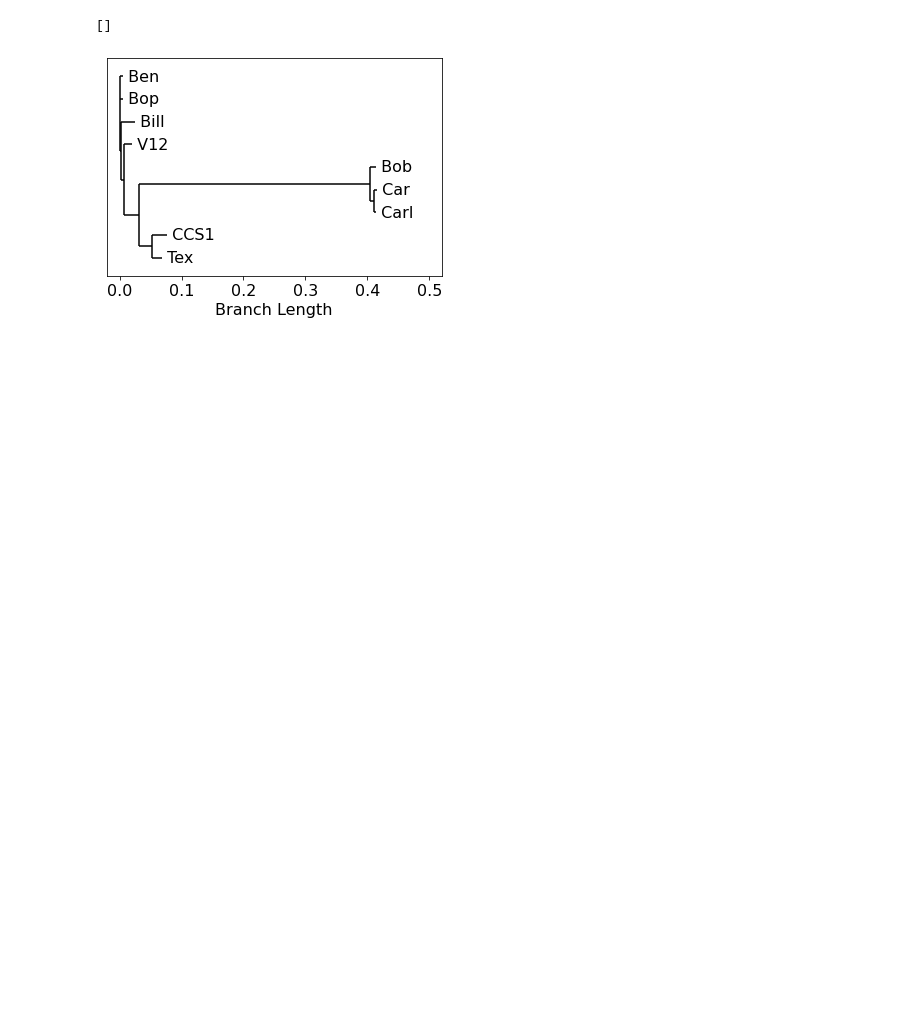
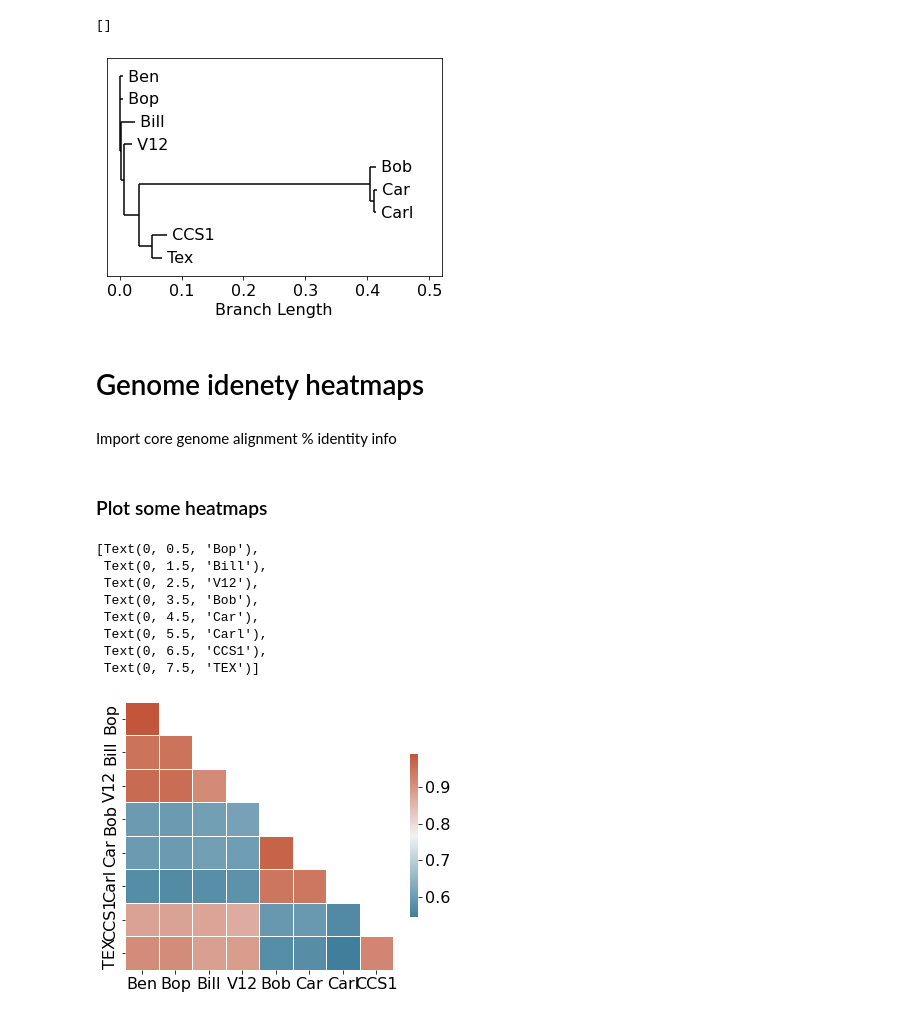
Before and after one commit to swandro/phage_cocktails, a Jupyter notebook: comarative_genomics/comp_genomics.ipynb, the cells around one changed output. Drawn from its saved outputs; the diff is of its cells as text; code cells hidden in the pictures; blank space fills up the shorter version.

```diff
--- a/comarative_genomics/comp_genomics.ipynb
+++ b/comarative_genomics/comp_genomics.ipynb
@@ -524,3 +281,7 @@ ax.set_yticks([])
 # %% [output]
 []
 [figure]
+# %% [markdown]
+# Genome idenety heatmaps
+# %% [markdown]
+Import core genome alignment % identity info
@@ -526,0 +335,45 @@ ax.set_yticks([])
+# %% [markdown]
+### Plot some heatmaps
+# %%
+from string import ascii_letters
+import numpy as np
+import pandas as pd
+import seaborn as sns
+import matplotlib.pyplot as plt
+
+tmp = pd.DataFrame(index=myo_phages, columns=myo_phages)
+for x in myo_identity_out:
+    tmp.loc[x[0],x[1]] = x[2]
+    tmp.loc[x[1],x[0]] = x[2]
+tmp = tmp.fillna(0)
+
+df = myo_identity_df.pivot(index="genome1", columns="genome2", values = "core_identity").transpose()
+sipho_order = ["CCS2","PG11","SDS2","CCS3","toy","PG2","SDS1","PG9","PG13"]
+myo_order = ["Ben","Bop","Bill","V12","Bob","Car","Carl","CCS1","TEX"]
+tmp = tmp.loc[myo_order,myo_order]
+tmp = tmp.iloc[1:,:8]
+#mask[0,0] = False
+# Set up the matplotlib figure
+f, ax = plt.subplots(figsize=(6, 6))
+
+# Generate a custom diverging colormap
+cmap = sns.diverging_palette(230, 20, as_cmap=True)
+dat = np.array(tmp)
+mask =  np.invert(np.tril(np.ones_like(dat, dtype=bool)))
+
+# Draw the heatmap with the mask and correct aspect ratio
+
+a = sns.heatmap(dat , mask=mask, cmap=cmap,
+            square=True, linewidths=.5, cbar_kws={"shrink": .5}, ax=ax)
+ax.set_xticklabels(myo_order[:8])
+ax.set_yticklabels(myo_order[1:])
+# %% [output]
+[Text(0, 0.5, 'Bop'),
+ Text(0, 1.5, 'Bill'),
+ Text(0, 2.5, 'V12'),
+ Text(0, 3.5, 'Bob'),
+ Text(0, 4.5, 'Car'),
+ Text(0, 5.5, 'Carl'),
+ Text(0, 6.5, 'CCS1'),
+ Text(0, 7.5, 'TEX')]
+[figure, added]
```
Also changed, not shown: parts of 53 cells of this notebook.
